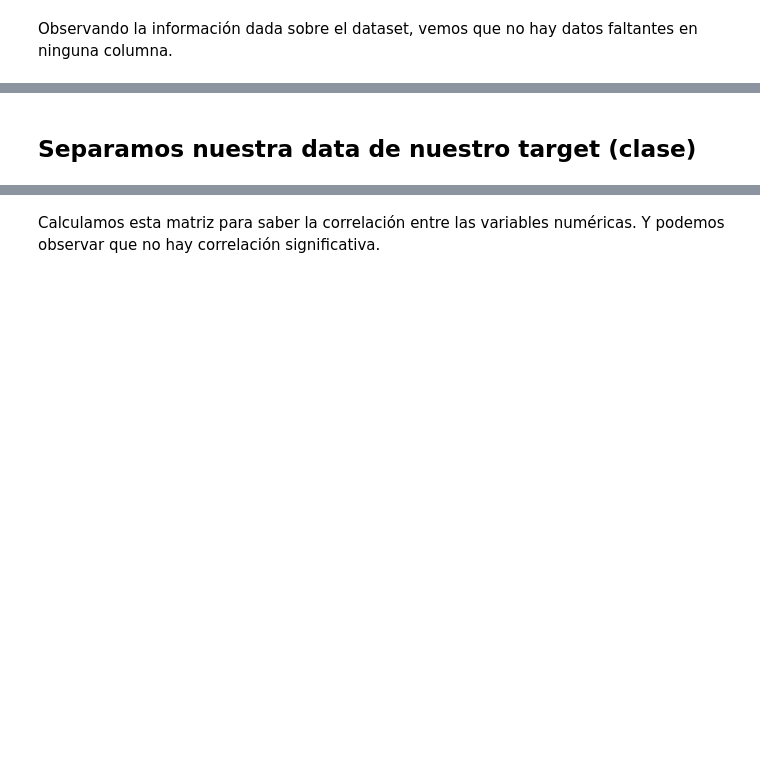
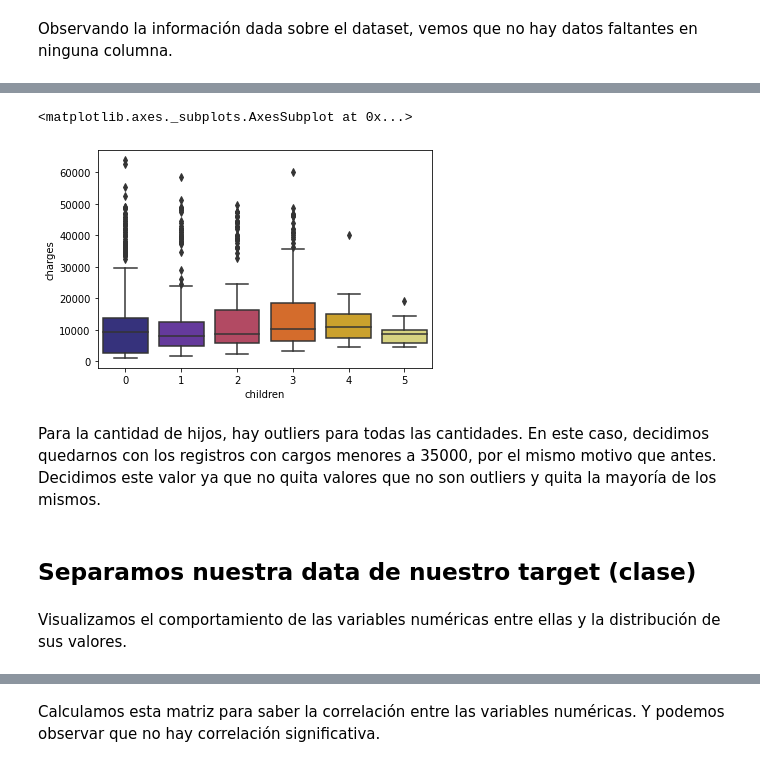
Before and after one commit to NuriaSarochar/DUIA, a Jupyter notebook: DUIA_Modulo_2_ML_Regresión_Cravacuore_Sarochar.ipynb, the cells around one changed output, grey strips where cells are left out. Drawn from its saved outputs; the diff is of its cells as text; code cells hidden in the pictures; blank space fills up the shorter version.

```diff
--- a/DUIA_Modulo_2_ML_Regresión_Cravacuore_Sarochar.ipynb
+++ b/DUIA_Modulo_2_ML_Regresión_Cravacuore_Sarochar.ipynb
@@ -76,0 +91,8 @@ Observando la información dada sobre el dataset, vemos que no hay datos faltant
+# %%
+# Graficamos para children y charges
+sns.boxplot(data = data_smoker_filtered, x = 'children', y = 'charges')
+# %% [output]
+<matplotlib.axes._subplots.AxesSubplot at 0x...>
+[figure, added]
+# %% [markdown]
+Para la cantidad de hijos, hay outliers para todas las cantidades. En este caso, decidimos quedarnos con los registros con cargos menores a 35000, por el mismo motivo que antes. Decidimos este valor ya que no quita valores que no son outliers y quita la mayoría de los mismos.
@@ -81,0 +107,2 @@ X = data.drop(columns='charges')
+# %% [markdown]
+ Visualizamos el comportamiento de las variables numéricas entre ellas y la distribución de sus valores.
```
Also changed, not shown: parts of 39 cells of this notebook.
